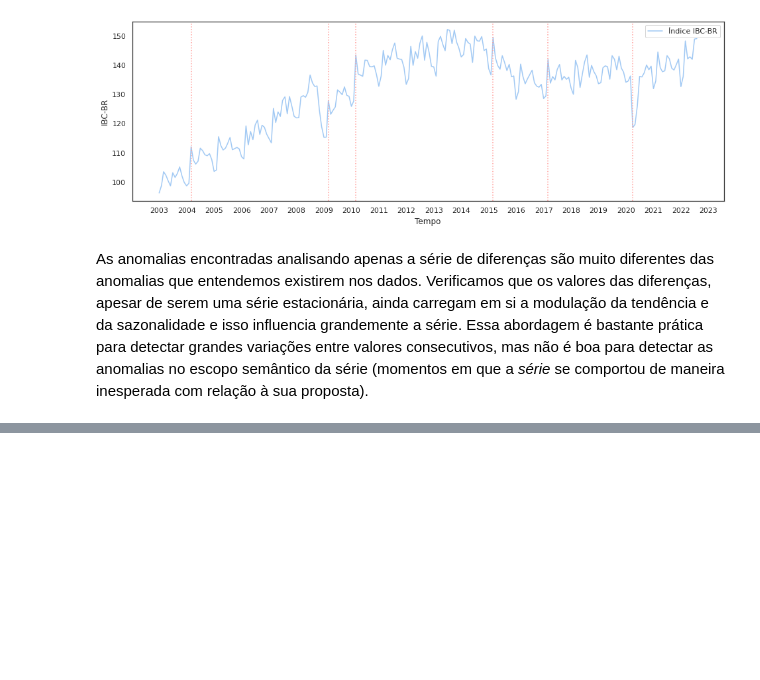
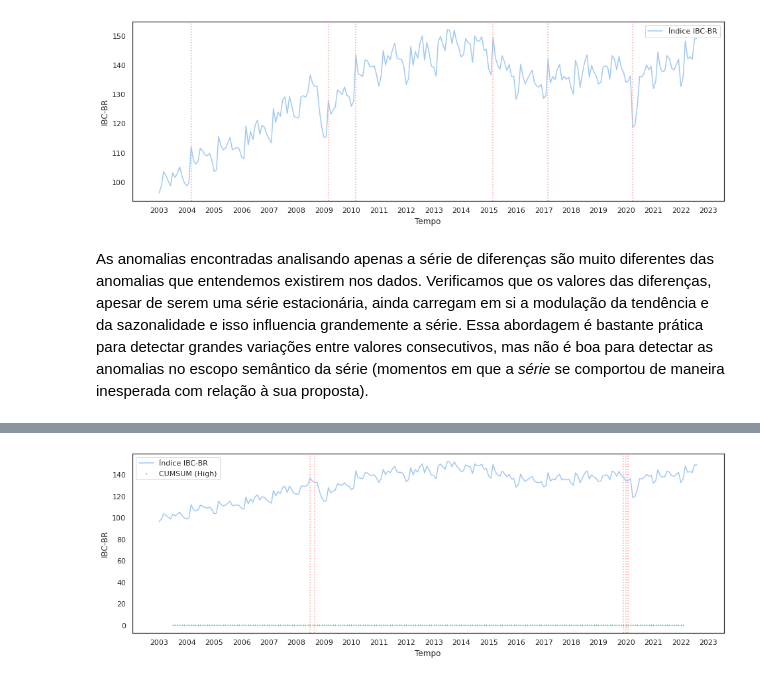
Before and after one commit to dev-alexmc/bimaster-proj, a Jupyter notebook: ibc_br_da_metodos_estatisticos.ipynb, the cells around one changed output, grey strips where cells are left out. Saved outputs shown, nothing was run; the diff lists cells and outputs as text; code cells hidden in the pictures; blank space fills up the shorter version.

Commit message:
Adicionada análise de CUMSUM.

```diff
--- a/ibc_br_da_metodos_estatisticos.ipynb
+++ b/ibc_br_da_metodos_estatisticos.ipynb
@@ -349,0 +362,40 @@ As anomalias encontradas analisando apenas a série de diferenças são muito di
+# %%
+def calcular_cumsum(df:pd.DataFrame, unidades_limiar:float=2.5):
+  soma_alta = 0.0
+  soma_baixa = 0.0
+
+  cumsum_superior = []
+  cumsum_inferior = []
+
+  # temos que selecionar a coluna para obter um valor real
+  # usamos o iloc só para o código ficar mais resiliente
+  # ao nome da primeira coluna
+  media = df.iloc[:,0].mean()
+  desvio_padrao = df.iloc[:,0].std()
+
+  limiar = unidades_limiar * desvio_padrao
+
+  dict_anomalias = {}
+
+  for idx,valor in zip(df.index, df.iloc[:,0]):
+    soma_alta = max(0.0, valor - media - desvio_padrao)
+    soma_baixa = min(0.0, valor + media + desvio_padrao)
+
+    cumsum_superior.append(soma_alta)
+    cumsum_inferior.append(soma_baixa)
+
+    if soma_alta > limiar or soma_baixa < -limiar:
+      dict_anomalias[idx] = valor
+
+  # montamos dataframes para retornar ao solicitante
+  df_cumsum = pd.DataFrame(index=df.index,
+                           data={'high_cumsum': cumsum_superior,
+                               'low_cumsum': cumsum_inferior})
+
+  df_anomalias = pd.DataFrame(index=dict_anomalias.keys(),
+                              data=dict_anomalias.values(),
+                              columns=[df.columns[0]]) # usamos o mesmo nome da coluna original
+
+  return df_cumsum, df_anomalias
+# %%
+df_res_cumsum, df_res_cumsum_anomalias = calcular_cumsum(df_ibcbr_res, 0.8)
@@ -350,2 +411,8 @@ As anomalias encontradas analisando apenas a série de diferenças são muito di
+# %%
+desenhar_serie_com_anomalias(df=df_ibcbr,
+                             indice_anomalias=df_res_cumsum_anomalias.index,
+                             df_cumsum=df_res_cumsum)
+# %% [output]
+[figure, added]
 # %%
 # FIXME: Continuar daqui. Depois usar soma cumulativa (CUMSUM) e comparar os resultados.
```
Also changed, not shown: parts of 6 cells of this notebook.
